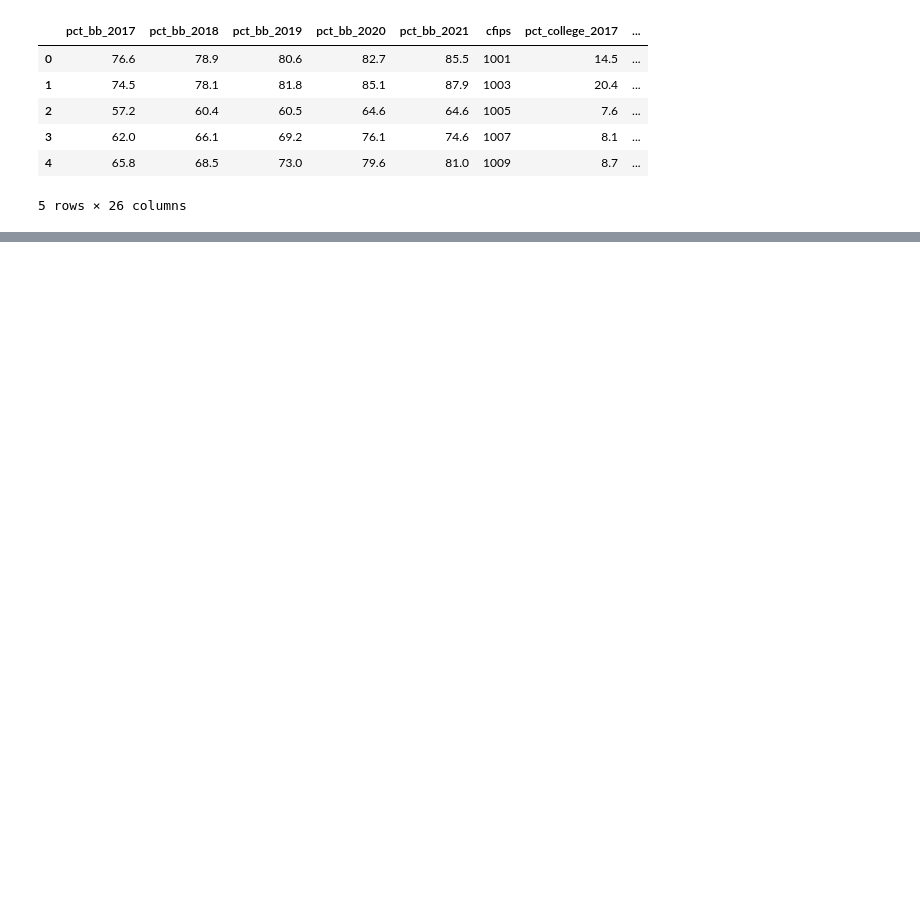
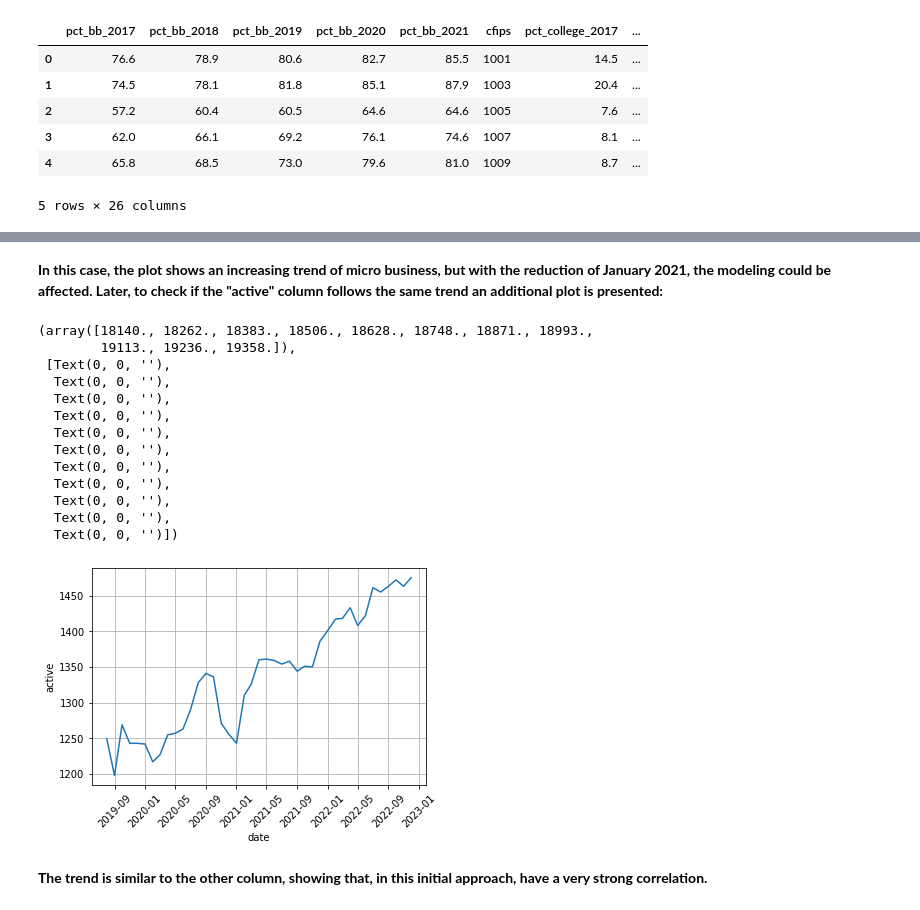
Before and after one commit to mohmaed7777/GoDaddy---Microbusiness-Density-Forecasting, a Jupyter notebook: Go_daddy_first_submission.ipynb, the cells around one changed output, grey strips where cells are left out. Saved outputs shown, nothing was run; the diff lists cells and outputs as text; code cells hidden in the pictures; blank space fills up the shorter version.

```diff
--- a/Go_daddy_first_submission.ipynb
+++ b/Go_daddy_first_submission.ipynb
@@ -57,0 +167,26 @@ table1.head()
+# %% [markdown]
+**In this case, the plot shows an increasing trend of micro business, but with the reduction of January 2021, the modeling could be affected. Later, to check if the "active" column follows the same trend an additional plot is presented:**
+# %%
+df_sample = train[train['cfips'] == 1001]
+
+sns.lineplot(data=df_sample, x='date', y='active')
+plt.grid()
+
+plt.xticks(rotation=45)
+# %% [output]
+(array([18140., 18262., 18383., 18506., 18628., 18748., 18871., 18993.,
+        19113., 19236., 19358.]),
+ [Text(0, 0, ''),
+  Text(0, 0, ''),
+  Text(0, 0, ''),
+  Text(0, 0, ''),
+  Text(0, 0, ''),
+  Text(0, 0, ''),
+  Text(0, 0, ''),
+  Text(0, 0, ''),
+  Text(0, 0, ''),
+  Text(0, 0, ''),
+  Text(0, 0, '')])
+[figure, added]
+# %% [markdown]
+**The trend is similar to the other column, showing that, in this initial approach, have a very strong correlation.**
```
Also changed, not shown: parts of 18 cells of this notebook.
